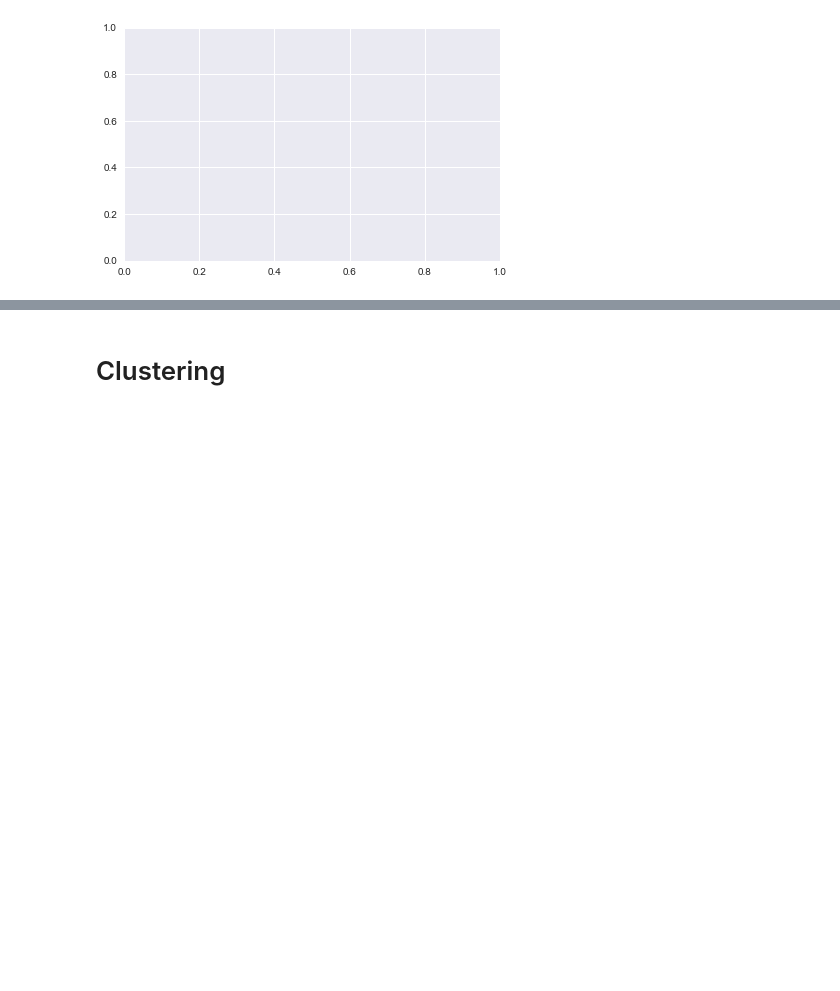
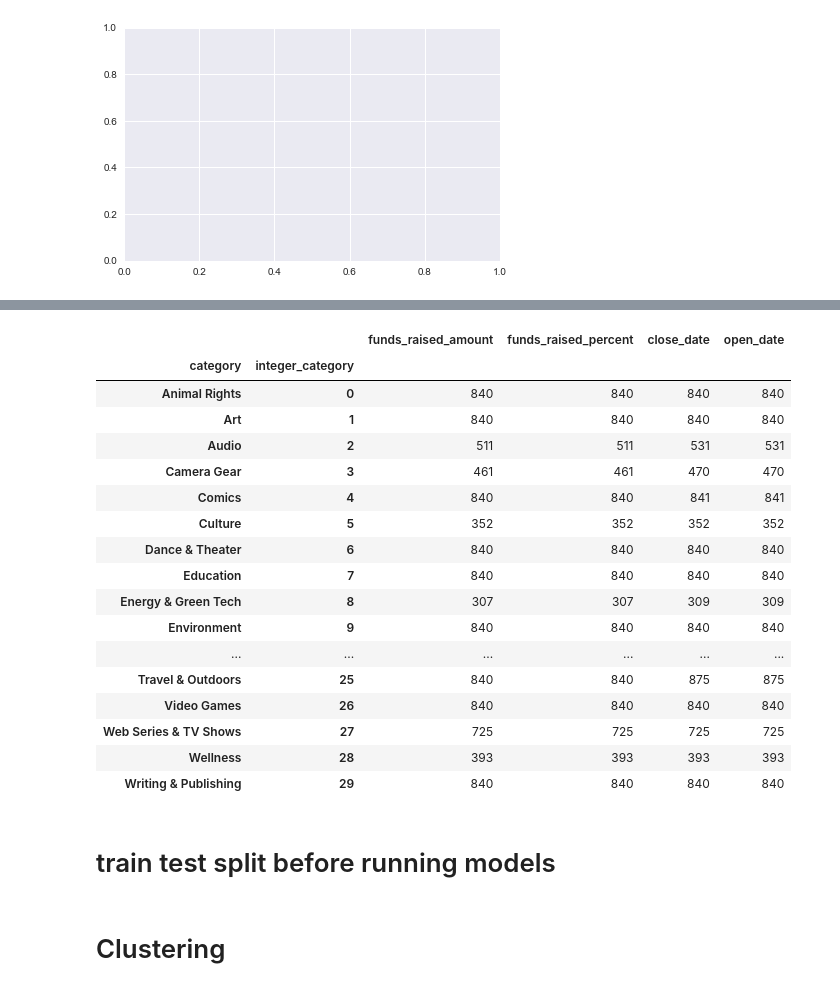
Before and after one commit to kimkxle/DS-SF-42, a Jupyter notebook: FinalProject_KimLe/finalproject_kimle.ipynb, the cells around one changed output, grey strips where cells are left out. Saved outputs shown, nothing was run; the diff lists cells and outputs as text; code cells hidden in the pictures; blank space fills up the shorter version.

```diff
--- a/FinalProject_KimLe/finalproject_kimle.ipynb
+++ b/FinalProject_KimLe/finalproject_kimle.ipynb
@@ -193,3 +270,3 @@ dtype: object
 # %%
-df["close_date"] = df.close_date.date()
+df[df['close_date'] == 'null'].index
 # %% [output]
@@ -197,3 +279,3 @@ AttributeError: 'Series' object has no attribute 'date'
 # %%
-df["close_date"] =  pd.to_datetime(df["close_date"], format='%d%b%Y:%H:%M:%S.%f')
+df["close_date2"] =  pd.to_datetime(df["close_date"])
 # %% [output]
@@ -679,0 +789,2 @@ ValueError: max must be larger than min in range parameter.
+# %%
+df['category'] = df.category.convert_objects(convert_numeric=True)
@@ -680,9 +896,9 @@ ValueError: max must be larger than min in range parameter.
 # %%
-#create the 7 subset of attributes to work with
+#create the 5 subset of attributes to work with
 #subset = ['category', 'funds_raised_amount', 'funds_raised_percent', 'is_indemand', 'is_pre_launch', 'product_stage', 'tagline']
 #df.set_index('category')
 
-subset = ['category','funds_raised_amount', 'funds_raised_percent', 'close_date', 'open_date']
+subset = ['integer_category','category','funds_raised_amount', 'funds_raised_percent', 'close_date', 'open_date']
 
 df2 = df[subset].copy()
 
@@ -694,2 +929,25 @@ Index([u'category', u'funds_raised_amount', u'funds_raised_percent',
+# %%
+df2.groupby(['category', 'integer_category']).count()
+# %% [output]
+|  |  | funds_raised_amount | funds_raised_percent | close_date | open_date |
+| category | integer_category |  |  |  |  |
+| Animal Rights | 0 | 840 | 840 | 840 | 840 |
+| Art | 1 | 840 | 840 | 840 | 840 |
+| Audio | 2 | 511 | 511 | 531 | 531 |
+| Camera Gear | 3 | 461 | 461 | 470 | 470 |
+| Comics | 4 | 840 | 840 | 841 | 841 |
+| Culture | 5 | 352 | 352 | 352 | 352 |
+| Dance & Theater | 6 | 840 | 840 | 840 | 840 |
+| Education | 7 | 840 | 840 | 840 | 840 |
+| Energy & Green Tech | 8 | 307 | 307 | 309 | 309 |
+| Environment | 9 | 840 | 840 | 840 | 840 |
+| ... | ... | ... | ... | ... | ... |
+| Travel & Outdoors | 25 | 840 | 840 | 875 | 875 |
+| Video Games | 26 | 840 | 840 | 840 | 840 |
+| Web Series & TV Shows | 27 | 725 | 725 | 725 | 725 |
+| Wellness | 28 | 393 | 393 | 393 | 393 |
+| Writing & Publishing | 29 | 840 | 840 | 840 | 840 |
+# %% [markdown]
+# train test split before running models
 # %% [markdown]
 # Clustering
```
Also changed, not shown: parts of 47 cells of this notebook.
